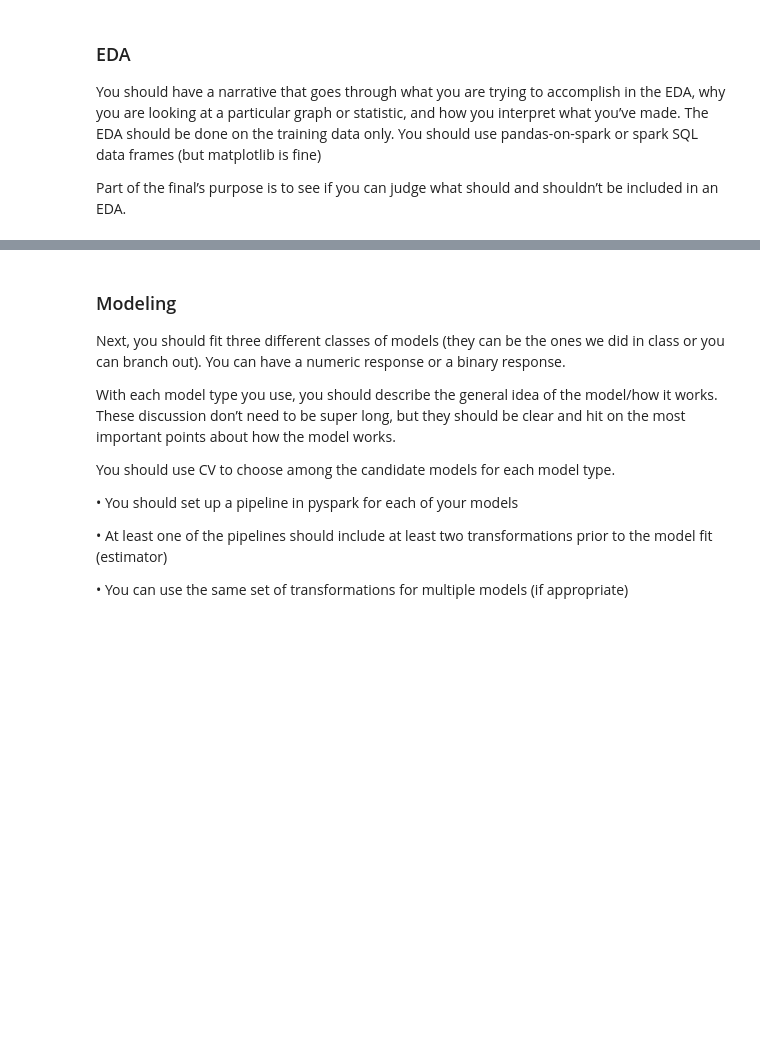
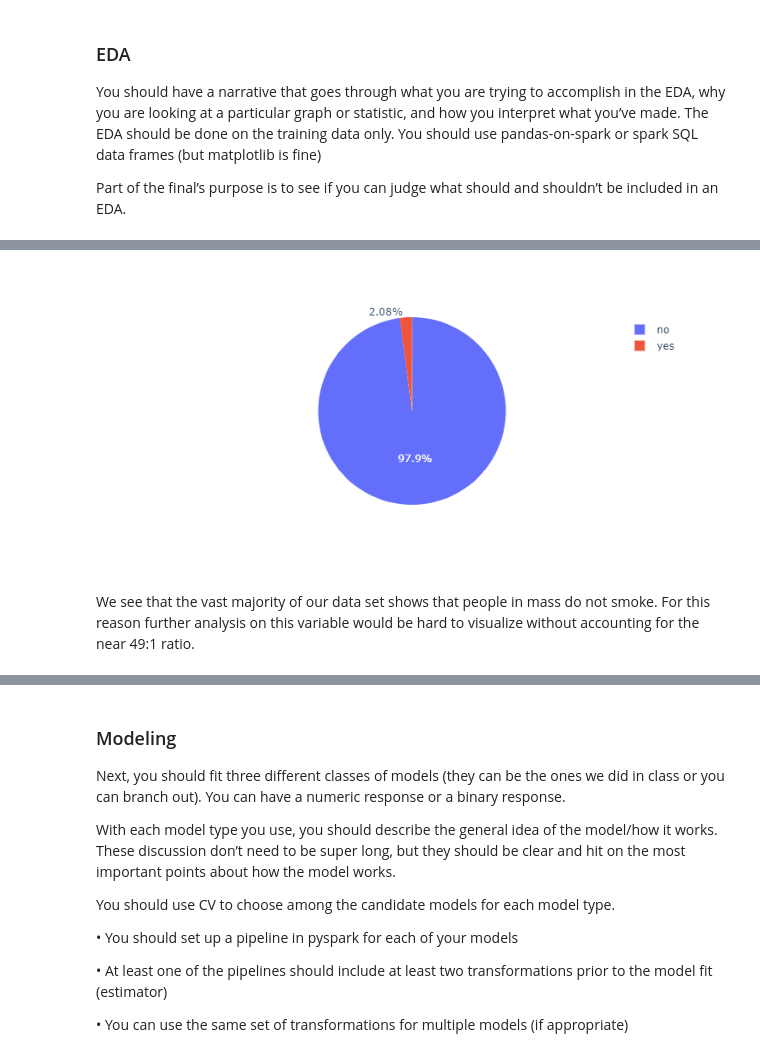
Before and after one commit to Smora0713/ST590_Project3, a Jupyter notebook: Project 3.ipynb, the cells around one changed output, grey strips where cells are left out. Saved outputs shown, nothing was run; the diff lists cells and outputs as text; code cells hidden in the pictures; blank space fills up the shorter version.

```diff
--- a/Project 3.ipynb
+++ b/Project 3.ipynb
@@ -118,0 +219,10 @@ Part of the final’s purpose is to see if you can judge what should and shouldn
+# %%
+# Understanding how our population is split by gender
+Smoke_split = pd.read_sql("""
+select NObeyesdad,
+Smoke,
+count(*) as counts
+from Obesity_data
+group by 1,2
+""",cnx)
+Smoke_split
@@ -118,0 +245,7 @@ Part of the final’s purpose is to see if you can judge what should and shouldn
+# %%
+fig = px.pie(Smoke_split, values='counts', names='SMOKE')
+fig.show()
+# %% [output]
+[figure, added]
+# %% [markdown]
+We see that the vast majority of our data set shows that people in mass do not smoke. For this reason further analysis on this variable would be hard to visualize without accounting for the near 49:1 ratio.
```
Also changed, not shown: parts of 31 cells of this notebook, 2 other files.
